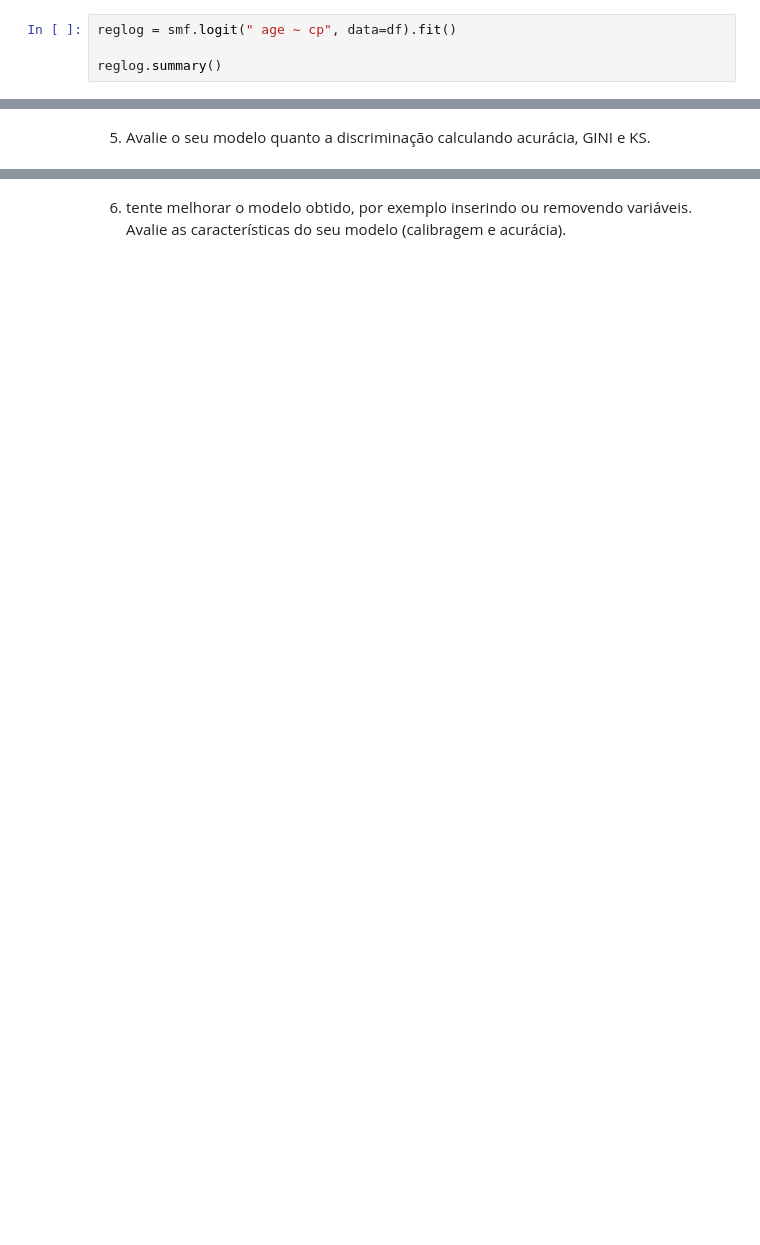
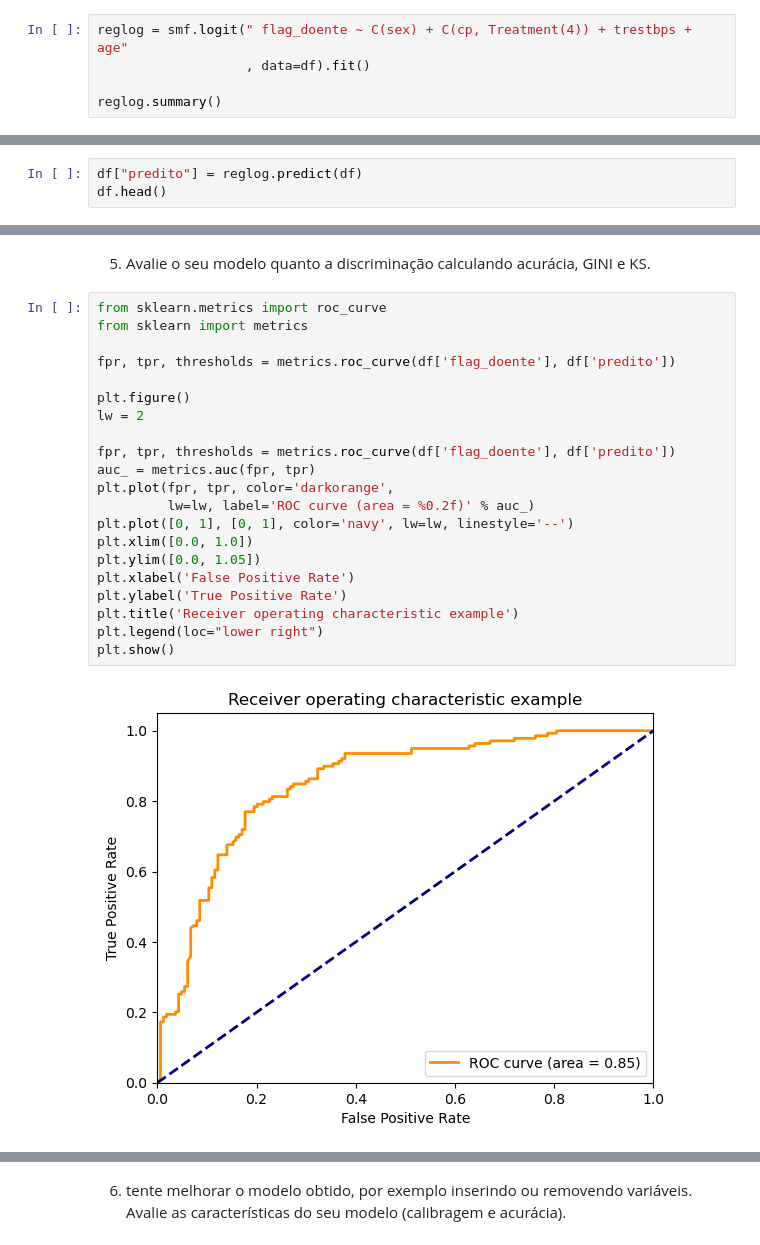
Before and after one commit to victortintel/ex2_modulo18_regressaologistica1-, a Jupyter notebook: ex2_victor_tintel_mod_18.ipynb, the cells around one changed output, grey strips where cells are left out. Drawn from its saved outputs; the diff is of its cells as text; blank space fills up the shorter version.

```diff
--- a/ex2_victor_tintel_mod_18.ipynb
+++ b/ex2_victor_tintel_mod_18.ipynb
@@ -180,7 +192,8 @@ df.head()
 # %%
 import statsmodels.formula.api as sm
 # %%
-reglog = smf.logit(" age ~ cp", data=df).fit()
+reglog = smf.logit(" flag_doente ~ C(sex) + C(cp, Treatment(4)) + trestbps + age"
+                   , data=df).fit()
 
 reglog.summary()
 # %% [output]
@@ -192,3 +223,6 @@ ValueError: endog must be in the unit interval.
 - Calcule a probabilidade de evento predita média por grupo
 - Calcule a taxa de eventos (média da variável indicadora de eventos) por grupo
 - Compare graficamente o valor eperado versus observado para a taxa de maus por grupo
+# %%
+df["predito"] = reglog.predict(df)
+df.head()
@@ -195,2 +337,25 @@ ValueError: endog must be in the unit interval.
 # %% [markdown]
 5. Avalie o seu modelo quanto a discriminação calculando acurácia, GINI e KS.
+# %%
+from sklearn.metrics import roc_curve
+from sklearn import metrics
+
+fpr, tpr, thresholds = metrics.roc_curve(df['flag_doente'], df['predito'])
+
+plt.figure()
+lw = 2
+
+fpr, tpr, thresholds = metrics.roc_curve(df['flag_doente'], df['predito'])
+auc_ = metrics.auc(fpr, tpr)
+plt.plot(fpr, tpr, color='darkorange',
+         lw=lw, label='ROC curve (area = %0.2f)' % auc_)
+plt.plot([0, 1], [0, 1], color='navy', lw=lw, linestyle='--')
+plt.xlim([0.0, 1.0])
+plt.ylim([0.0, 1.05])
+plt.xlabel('False Positive Rate')
+plt.ylabel('True Positive Rate')
+plt.title('Receiver operating characteristic example')
+plt.legend(loc="lower right")
+plt.show()
+# %% [output]
+[figure, added]
```
Also changed, not shown: parts of 18 cells of this notebook.
